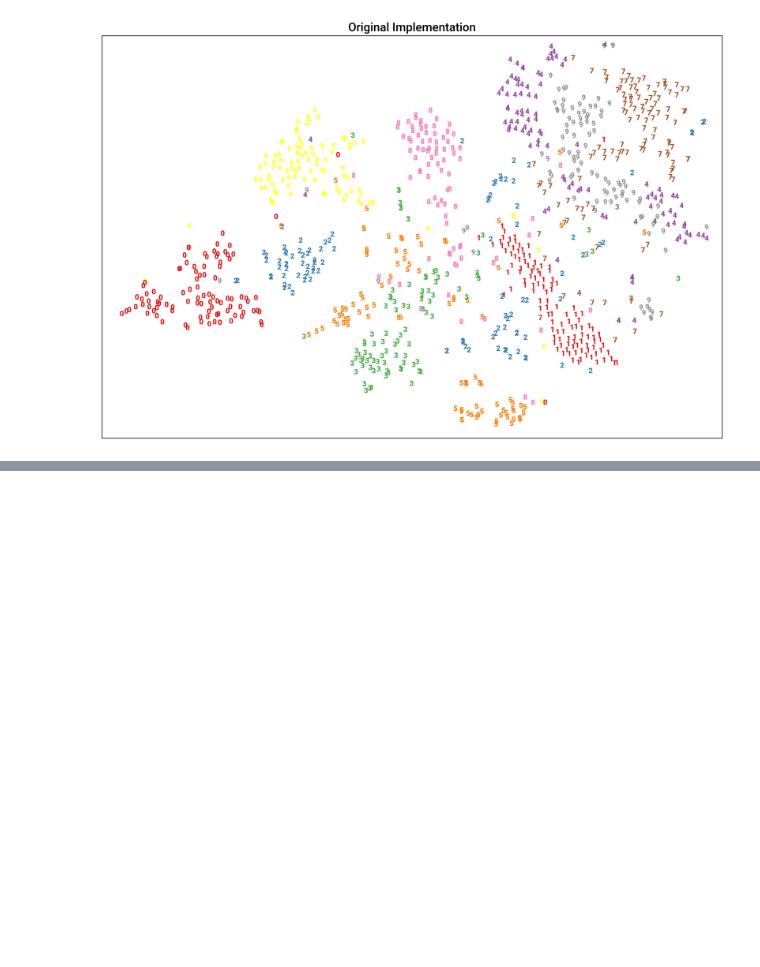
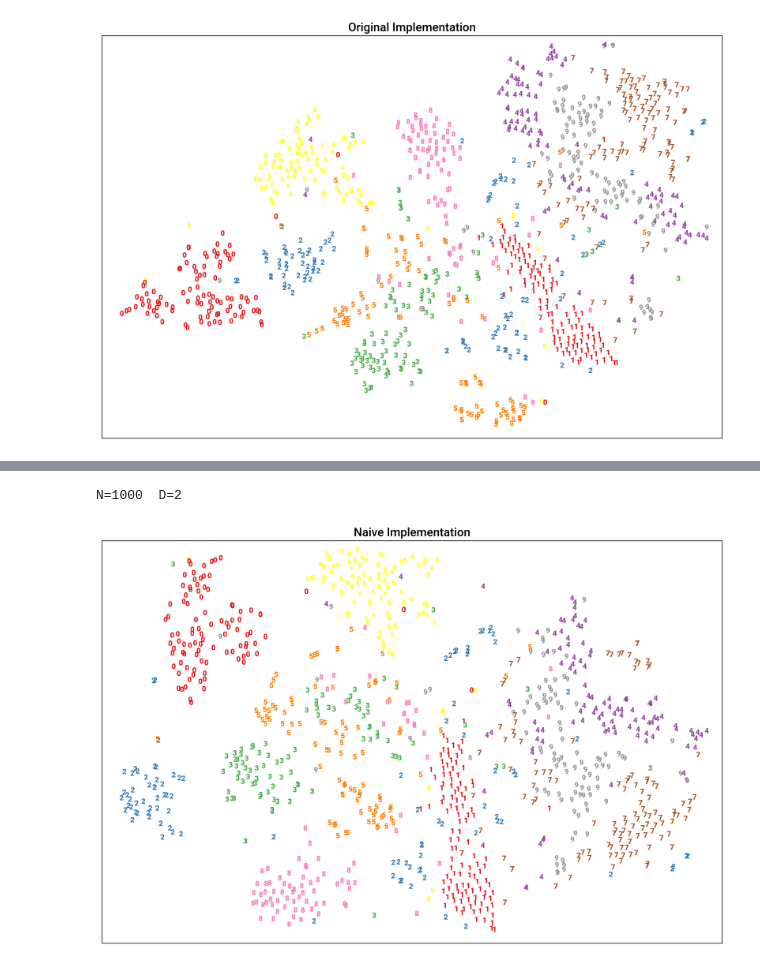
Before and after one commit to albertomontesg/fast-tsne, a Jupyter notebook: code/numerical_check/result_checking.ipynb, the cells around one changed output, grey strips where cells are left out. Cells and saved outputs as stored; diff of their text form; code cells hidden in the pictures; blank space fills up the shorter version.

```diff
--- a/code/numerical_check/result_checking.ipynb
+++ b/code/numerical_check/result_checking.ipynb
@@ -75,0 +76,6 @@ N=4000  D=2
+# %%
+Y_naive = read_results('../implementations/tsne_exact_optimizations/result.dat')
+plot_embedding(Y_naive, labels, title="Naive Implementation")
+# %% [output]
+N=1000  D=2
+[figure, added]
```
Also changed, not shown: parts of 3 cells of this notebook, 4 other files.
